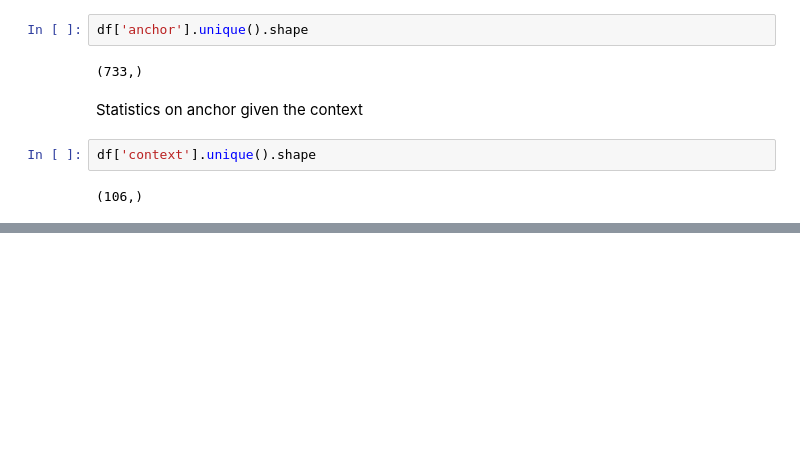
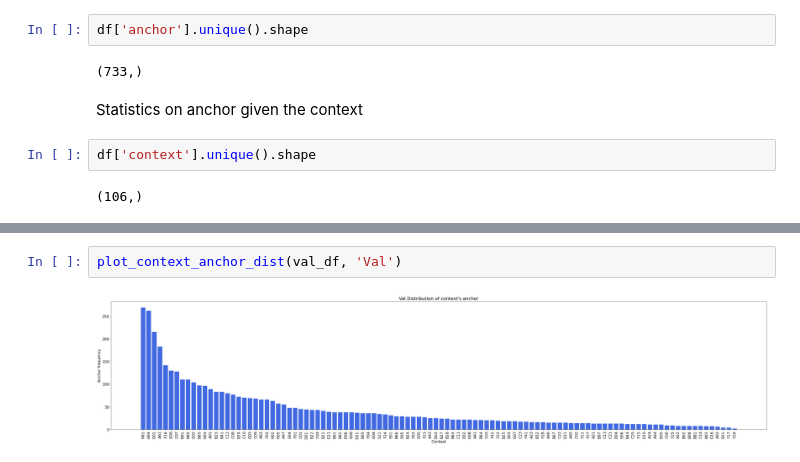
Before and after one commit to Pamasi/phrase_matching_ltn, a Jupyter notebook: data_analysis.ipynb, the cells around one changed output, grey strips where cells are left out. Drawn from its saved outputs; the diff is of its cells as text; blank space fills up the shorter version.

```diff
--- a/data_analysis.ipynb
+++ b/data_analysis.ipynb
@@ -92,0 +231,4 @@ Text(0.5, 1.0, "Distribution of context's anchor")
+# %%
+plot_context_anchor_dist(val_df, 'Val')
+# %% [output]
+[figure, added]
```
Also changed, not shown: parts of 18 cells of this notebook.
